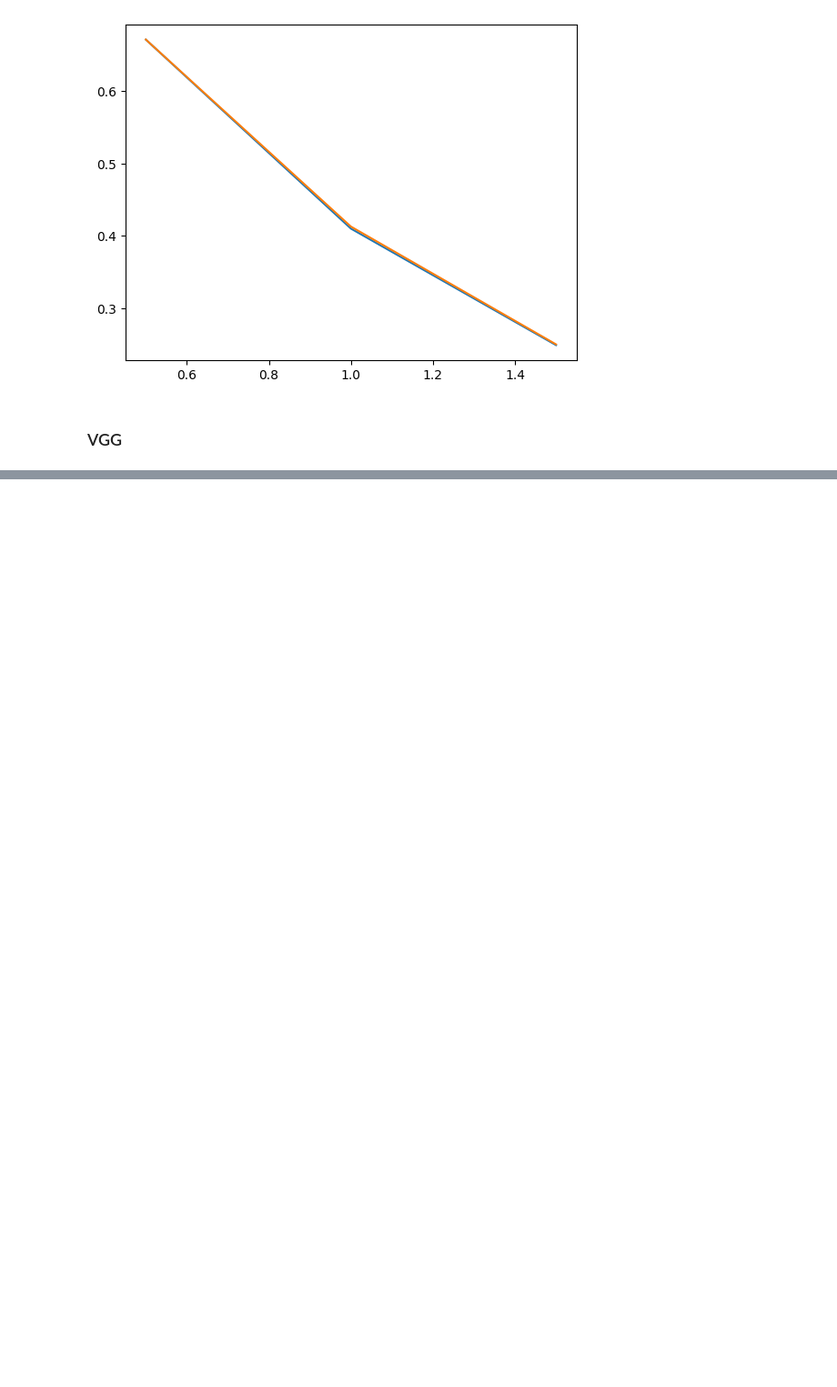
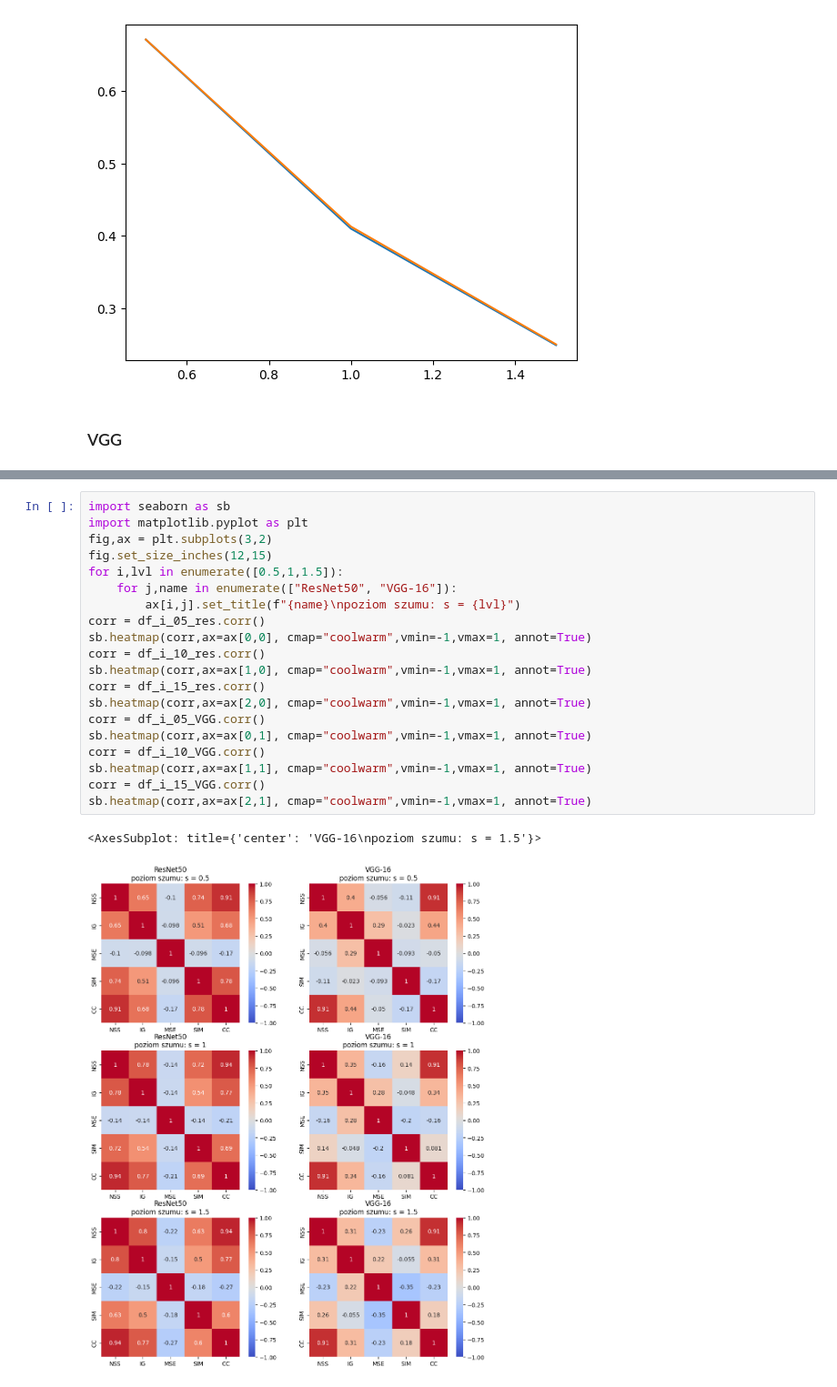
Before and after one commit to MichalMichniak/analysis-of-significance-areas, a Jupyter notebook: faithfulness_statistics.ipynb, the cells around one changed output, grey strips where cells are left out. Shown at 91% size. Cells and saved outputs as stored; diff of their text form; blank space fills up the shorter version.

```diff
--- a/faithfulness_statistics.ipynb
+++ b/faithfulness_statistics.ipynb
@@ -428,0 +429,23 @@ CC
+# %%
+import seaborn as sb
+import matplotlib.pyplot as plt
+fig,ax = plt.subplots(3,2)
+fig.set_size_inches(12,15)
+for i,lvl in enumerate([0.5,1,1.5]):
+    for j,name in enumerate(["ResNet50", "VGG-16"]):
+        ax[i,j].set_title(f"{name}\npoziom szumu: s = {lvl}")
+corr = df_i_05_res.corr()
+sb.heatmap(corr,ax=ax[0,0], cmap="coolwarm",vmin=-1,vmax=1, annot=True)
+corr = df_i_10_res.corr()
+sb.heatmap(corr,ax=ax[1,0], cmap="coolwarm",vmin=-1,vmax=1, annot=True)
+corr = df_i_15_res.corr()
+sb.heatmap(corr,ax=ax[2,0], cmap="coolwarm",vmin=-1,vmax=1, annot=True)
+corr = df_i_05_VGG.corr()
+sb.heatmap(corr,ax=ax[0,1], cmap="coolwarm",vmin=-1,vmax=1, annot=True)
+corr = df_i_10_VGG.corr()
+sb.heatmap(corr,ax=ax[1,1], cmap="coolwarm",vmin=-1,vmax=1, annot=True)
+corr = df_i_15_VGG.corr()
+sb.heatmap(corr,ax=ax[2,1], cmap="coolwarm",vmin=-1,vmax=1, annot=True)
+# %% [output]
+<AxesSubplot: title={'center': 'VGG-16\npoziom szumu: s = 1.5'}>
+[figure, added]
```
Also changed, not shown: parts of 14 cells of this notebook, 14 other files.
